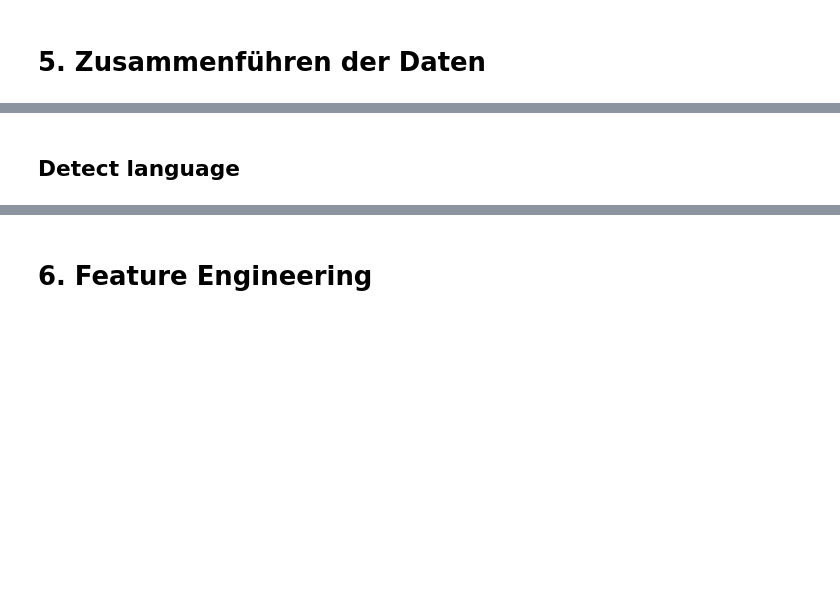
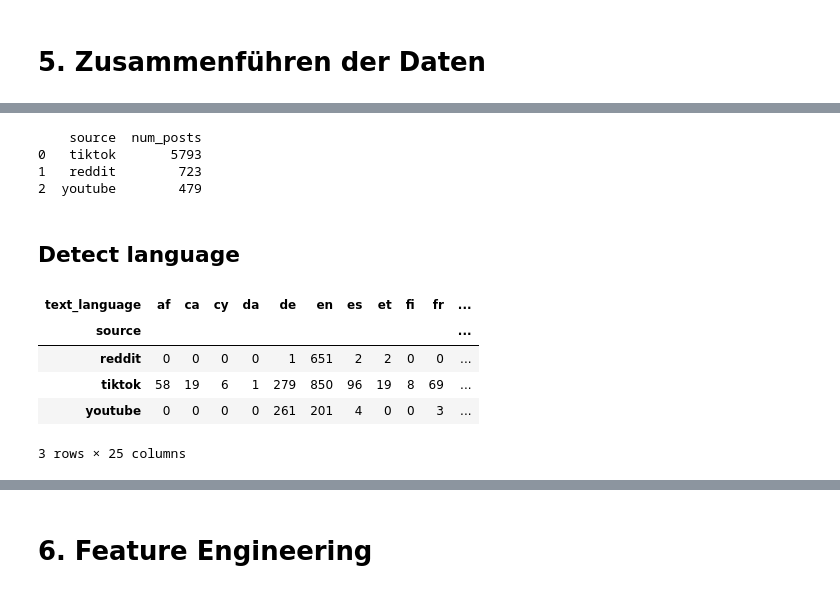
Before and after one commit to sofietheresa/TrendAnalyseSocialMedia, a Jupyter notebook: notebooks/02_preprocessing.ipynb, the cells around one changed output, grey strips where cells are left out. Drawn from its saved outputs; the diff is of its cells as text; code cells hidden in the pictures; blank space fills up the shorter version.

```diff
--- a/notebooks/02_preprocessing.ipynb
+++ b/notebooks/02_preprocessing.ipynb
@@ -500,2 +500,50 @@ df_combined.head()
+# %%
+# Anzahl der Posts pro Plattform
+post_counts = df_combined["source"].value_counts().reset_index()
+post_counts.columns = ["source", "num_posts"]
+
+# Anzeige
+print(post_counts)
+# %% [output]
+    source  num_posts
+0   tiktok       5793
+1   reddit        723
+2  youtube        479
 # %% [markdown]
 ## Detect language
+# %%
+from langdetect import detect, DetectorFactory
+from langdetect.lang_detect_exception import LangDetectException
+
+# Fixiert Zufälligkeit (für konsistente Ergebnisse)
+DetectorFactory.seed = 0
+
+def clean_for_langdetect(text: str) -> str:
+    # Nur Buchstaben, Zahlen, grundlegende Satzzeichen behalten
+    text = re.sub(r"http\S+|@\S+|#\S+|[^a-zA-Z0-9\s\.,!?]", " ", text)
+    return text.strip()
+
+def detect_language(text: str) -> str:
+    try:
+        cleaned = clean_for_langdetect(text)
+        if len(cleaned) < 20:  # Mindestlänge setzen
+            return "unknown"
+        return detect(cleaned)
+    except LangDetectException:
+        return "unknown"
+# %%
+df_langs = df_combined.copy()
+
+# Detektiere Sprache (nur testweise, z. B. für Spalte 'text')
+df_langs["text"] = df_langs["text"].fillna("").astype(str)
+df_langs["text_language"] = df_langs["text"].apply(detect_language)
+
+# Anzahl pro Sprache & Plattform
+pd.crosstab(df_langs["source"], df_langs["text_language"])
+# %% [output]
+| text_language | af | ca | cy | da | de | en | es | et | fi | fr | ... |
+| source |  |  |  |  |  |  |  |  |  |  | ... |
+| reddit | 0 | 0 | 0 | 0 | 1 | 651 | 2 | 2 | 0 | 0 | ... |
+| tiktok | 58 | 19 | 6 | 1 | 279 | 850 | 96 | 19 | 8 | 69 | ... |
+| youtube | 0 | 0 | 0 | 0 | 261 | 201 | 4 | 0 | 0 | 3 | ... |
+3 rows × 25 columns
```
Also changed, not shown: parts of 10 cells of this notebook, 2 other files.
